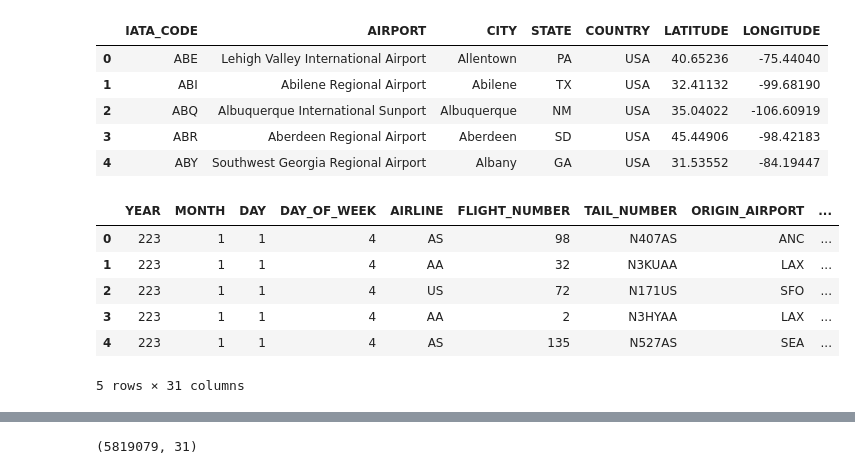
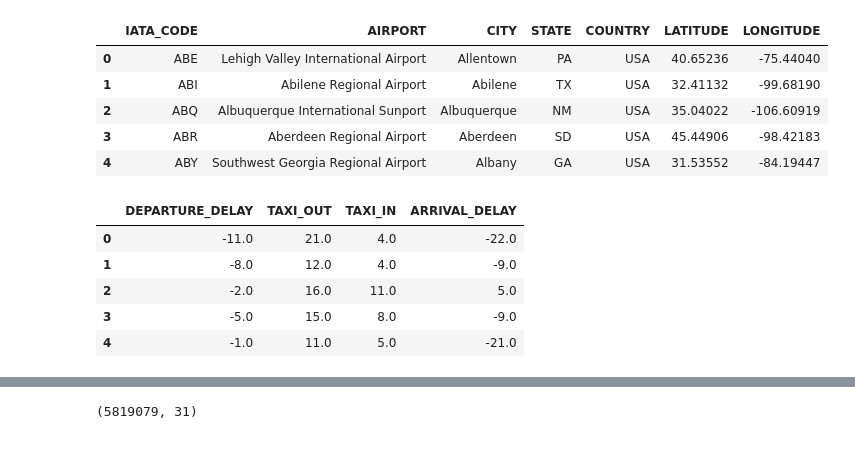
Before and after one commit to FomichevVA/Education_Reboot_DA_graduation_project, a Jupyter notebook: GradProject_FlightDelay2015.ipynb, the cells around one changed output, grey strips where cells are left out. Cells and saved outputs as stored; diff of their text form; code cells hidden in the pictures.

```diff
--- a/GradProject_FlightDelay2015.ipynb
+++ b/GradProject_FlightDelay2015.ipynb
@@ -26,18 +33,18 @@ ap_pd = pd.read_csv('airports.csv')
 # — object в category;
 # — int64 в uint8;
 # — float64 в float32.
-# fl_pd = pd.read_csv('flights.csv',low_memory=False)
-fl_pd = pd.read_csv('flights.csv',low_memory=False,dtype ={
-'YEAR':'uint8', 'MONTH':'uint8','DAY':'uint8','DAY_OF_WEEK':'uint8','AIRLINE':'category',
-'FLIGHT_NUMBER':'uint8','TAIL_NUMBER':'category','ORIGIN_AIRPORT':'category',
-'DESTINATION_AIRPORT':'category','SCHEDULED_DEPARTURE':'uint8','DEPARTURE_TIME':'float32',
-'DEPARTURE_DELAY':'float32','TAXI_OUT':'float32', 'WHEELS_OFF':'float32',
-'SCHEDULED_TIME':'float32','ELAPSED_TIME':'float32', 'AIR_TIME':'float32', 'DISTANCE':'uint8',
-'WHEELS_ON':'float32','TAXI_IN':'float32','SCHEDULED_ARRIVAL':'uint8','ARRIVAL_TIME':'float32',
-'ARRIVAL_DELAY':'float32','DIVERTED':'uint8','CANCELLED':'uint8','CANCELLATION_REASON':'category',
-'AIR_SYSTEM_DELAY':'float32','SECURITY_DELAY':'float32','AIRLINE_DELAY':'float32',
-'LATE_AIRCRAFT_DELAY':'float32','WEATHER_DELAY':'float32'
-})
+fl_pd = pd.read_csv('flights.csv',low_memory=False)
+# fl_pd = pd.read_csv('flights.csv',low_memory=False,dtype ={
+# 'YEAR':'uint8', 'MONTH':'uint8','DAY':'uint8','DAY_OF_WEEK':'uint8','AIRLINE':'category',
+# 'FLIGHT_NUMBER':'uint8','TAIL_NUMBER':'category','ORIGIN_AIRPORT':'category',
+# 'DESTINATION_AIRPORT':'category','SCHEDULED_DEPARTURE':'uint8','DEPARTURE_TIME':'float32',
+# 'DEPARTURE_DELAY':'float32','TAXI_OUT':'float32', 'WHEELS_OFF':'float32',
+# 'SCHEDULED_TIME':'float32','ELAPSED_TIME':'float32', 'AIR_TIME':'float32', 'DISTANCE':'uint8',
+# 'WHEELS_ON':'float32','TAXI_IN':'float32','SCHEDULED_ARRIVAL':'uint8','ARRIVAL_TIME':'float32',
+# 'ARRIVAL_DELAY':'float32','DIVERTED':'uint8','CANCELLED':'uint8','CANCELLATION_REASON':'category',
+# 'AIR_SYSTEM_DELAY':'float32','SECURITY_DELAY':'float32','AIRLINE_DELAY':'float32',
+# 'LATE_AIRCRAFT_DELAY':'float32','WEATHER_DELAY':'float32'
+# })
 # %%
 print(fl_pd.info(memory_usage='deep'))
 # %% [output]
@@ -70,15 +92,14 @@ ap_pd.head()
 | 3 | ABR | Aberdeen Regional Airport | Aberdeen | SD | USA | 45.44906 | -98.42183 |
 | 4 | ABY | Southwest Georgia Regional Airport | Albany | GA | USA | 31.53552 | -84.19447 |
 # %%
-fl_pd.head()
+fl_pd[['DEPARTURE_DELAY','TAXI_OUT', 'TAXI_IN','ARRIVAL_DELAY']].head()
 # %% [output]
-|  | YEAR | MONTH | DAY | DAY_OF_WEEK | AIRLINE | FLIGHT_NUMBER | TAIL_NUMBER | ORIGIN_AIRPORT | ... |
-| 0 | 223 | 1 | 1 | 4 | AS | 98 | N407AS | ANC | ... |
-| 1 | 223 | 1 | 1 | 4 | AA | 32 | N3KUAA | LAX | ... |
-| 2 | 223 | 1 | 1 | 4 | US | 72 | N171US | SFO | ... |
-| 3 | 223 | 1 | 1 | 4 | AA | 2 | N3HYAA | LAX | ... |
-| 4 | 223 | 1 | 1 | 4 | AS | 135 | N527AS | SEA | ... |
+|  | DEPARTURE_DELAY | TAXI_OUT | TAXI_IN | ARRIVAL_DELAY |
+| 0 | -11.0 | 21.0 | 4.0 | -22.0 |
+| 1 | -8.0 | 12.0 | 4.0 | -9.0 |
+| 2 | -2.0 | 16.0 | 11.0 | 5.0 |
+| 3 | -5.0 | 15.0 | 8.0 | -9.0 |
+| 4 | -1.0 | 11.0 | 5.0 | -21.0 |
-5 rows × 31 columns
 # %%
 fl_pd.sample(3)
 # %% [output]
```
Also changed, not shown: parts of 68 cells of this notebook.
